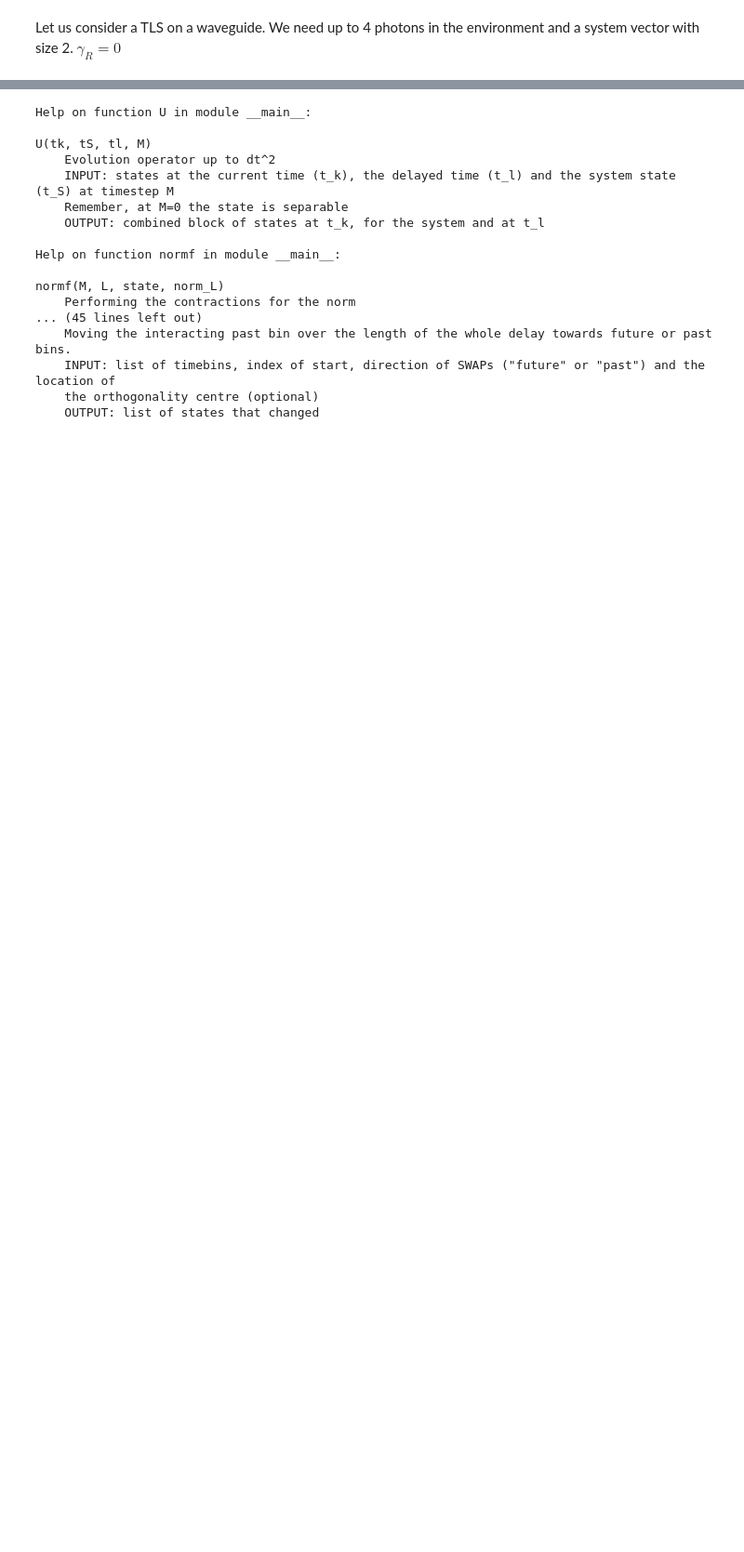
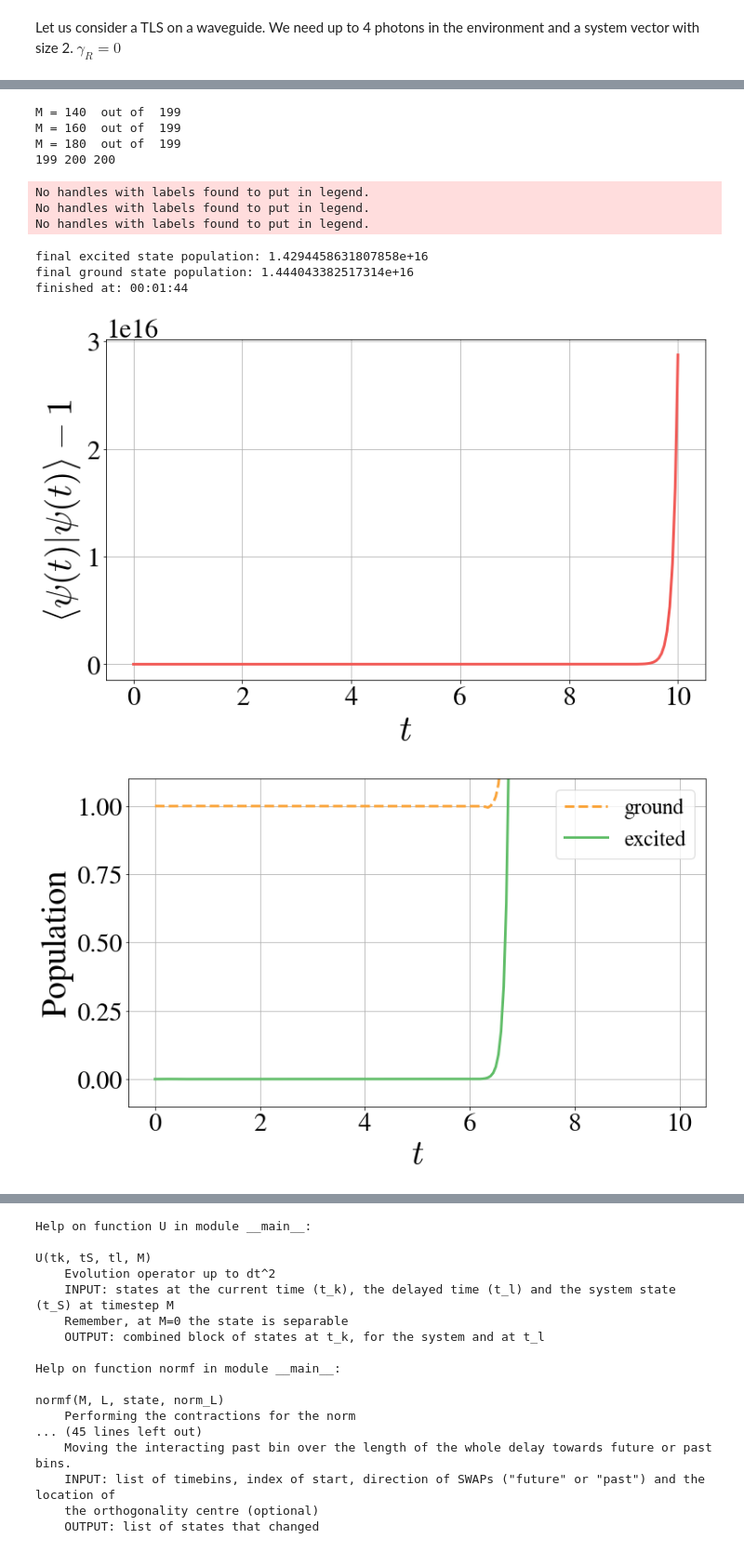
Before and after one commit to nemetniki/Kerr, a Jupyter notebook: MPS_JC+fb_sparse.ipynb, the cells around one changed output, grey strips where cells are left out. Shown: that part at 93% size. Saved outputs shown, nothing was run; the diff lists cells and outputs as text; code cells hidden in the pictures; blank space fills up the shorter version.

```diff
--- a/MPS_JC+fb_sparse.ipynb
+++ b/MPS_JC+fb_sparse.ipynb
@@ -1013,18 +1013,18 @@ start = time.time()
 ### Parameters ###
 ##################
 tol     = 10**(-3)
-endt  = 20.#5.
-dt    = 0.005
+endt  = 10.#5.
+dt    = 0.05
 L     = 10
 N     = int(endt/dt)+L+1
 print(N, N-L-1)
 N_env = 10
 
 g       = 10.#*np.pi/(L*dt)
-gamma_L = g/20.#
+gamma_L = g/10.#
 gamma_R = 0.#g/20.#2*g
 Ome     = 0.#g/20.#1.5*np.pi
-Omc     = 2.5#g/20.#5*np.pi
+Omc     = 0.1#g/20.#5*np.pi
 Dele    = 0.#1.0
 Delc    = 0.#1.0
 phi     = 1.#np.pi
@@ -1204,13 +1204,13 @@ plt.grid(True)
 plt.legend(loc="best",fontsize = 25)
 plt.ylabel("Spectrum",fontsize=40)
 plt.figure(figsize = (12,7))
-plt.plot(t,g2_t,lw=3,color=colors["pink"],ls="-")
+plt.plot(t,g2_ta,lw=3,color=colors["pink"],ls="-")
 plt.xlabel("t",fontsize=40)
 plt.grid(True)
 plt.legend(loc="best",fontsize = 25)
 plt.ylabel("$g^{(2)}(0,t)$",fontsize=40)
 plt.figure(figsize = (12,7))
-plt.plot(tau,g2_out,lw=3,color=colors["black"],ls="-")
+plt.plot(tau,g2_outa,lw=3,color=colors["black"],ls="-")
 plt.xlabel("t",fontsize=40)
 plt.grid(True)
 plt.legend(loc="best",fontsize = 25)
@@ -1226,0 +1228,12 @@ M = 2000  out of  3999
+M = 140  out of  199
+M = 160  out of  199
+M = 180  out of  199
+199 200 200
+No handles with labels found to put in legend.
+No handles with labels found to put in legend.
+No handles with labels found to put in legend.
+final excited state population: 1.4294458631807858e+16
+final ground state population: 1.444043382517314e+16
+finished at: 00:01:44
+[figure, added]
+[figure, added]
```
Also changed, not shown: parts of 1 cell of this notebook.
